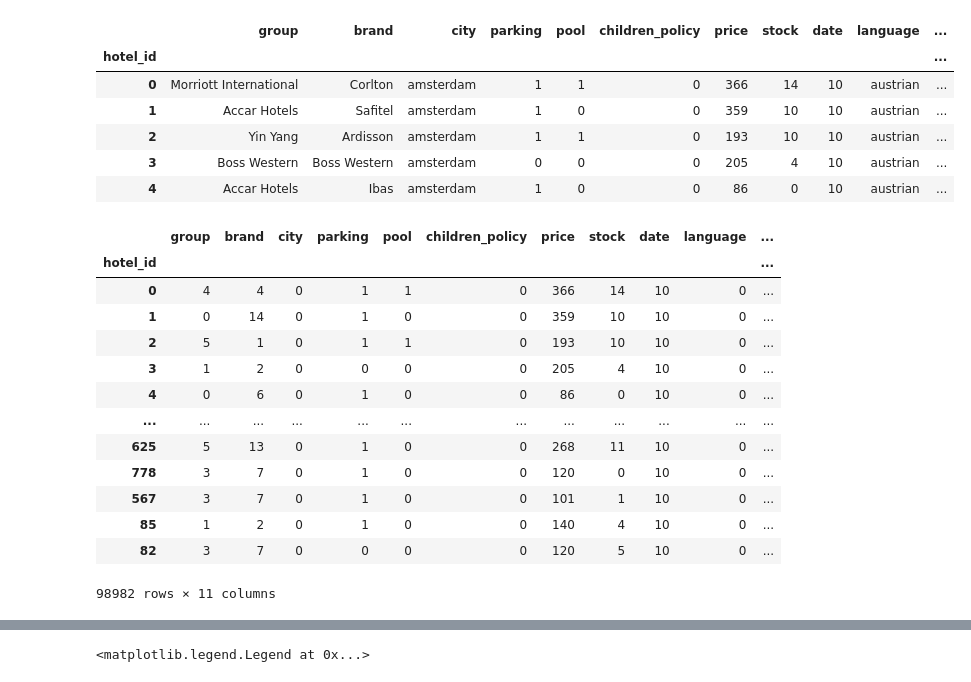
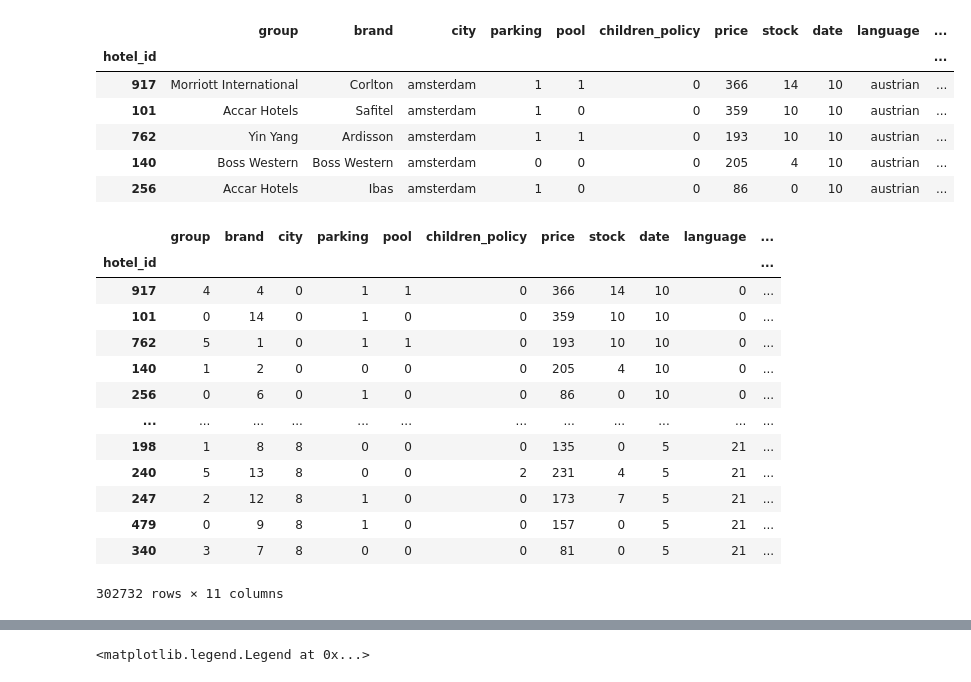
Before and after one commit to njulia1/Defi-IA-2023, a Jupyter notebook: Random Forest .ipynb, the cells around one changed output, grey strips where cells are left out. Saved outputs shown, nothing was run; the diff lists cells and outputs as text; code cells hidden in the pictures.

```diff
--- a/Random Forest .ipynb
+++ b/Random Forest .ipynb
@@ -15,20 +15,16 @@ from sklearn.preprocessing import StandardScaler
 # %%
 requests=pd.read_csv("data.csv",sep=",",header=0)
 requests.index=requests['hotel_id']
-requests=requests.drop(['Unnamed: 0'], axis=1)
-requests=requests.drop(['Unnamed: 0.1'], axis=1)
-requests=requests.drop(['index'], axis=1)
 requests=requests.drop(['hotel_id'],axis=1)
-requests=requests.drop(['hotel_id.1'],axis=1)
 requests.head()
 # %% [output]
 |  | group | brand | city | parking | pool | children_policy | price | stock | date | language | ... |
 | hotel_id |  |  |  |  |  |  |  |  |  |  | ... |
-| 0 | Morriott International | Corlton | amsterdam | 1 | 1 | 0 | 366 | 14 | 10 | austrian | ... |
-| 1 | Accar Hotels | Safitel | amsterdam | 1 | 0 | 0 | 359 | 10 | 10 | austrian | ... |
-| 2 | Yin Yang | Ardisson | amsterdam | 1 | 1 | 0 | 193 | 10 | 10 | austrian | ... |
-| 3 | Boss Western | Boss Western | amsterdam | 0 | 0 | 0 | 205 | 4 | 10 | austrian | ... |
-| 4 | Accar Hotels | Ibas | amsterdam | 1 | 0 | 0 | 86 | 0 | 10 | austrian | ... |
+| 917 | Morriott International | Corlton | amsterdam | 1 | 1 | 0 | 366 | 14 | 10 | austrian | ... |
+| 101 | Accar Hotels | Safitel | amsterdam | 1 | 0 | 0 | 359 | 10 | 10 | austrian | ... |
+| 762 | Yin Yang | Ardisson | amsterdam | 1 | 1 | 0 | 193 | 10 | 10 | austrian | ... |
+| 140 | Boss Western | Boss Western | amsterdam | 0 | 0 | 0 | 205 | 4 | 10 | austrian | ... |
+| 256 | Accar Hotels | Ibas | amsterdam | 1 | 0 | 0 | 86 | 0 | 10 | austrian | ... |
 # %%
 requests["group"]=pd.Categorical(requests["group"],ordered=False)
 requests["parking"]=pd.Categorical(requests["parking"],ordered=False)
@@ -53,18 +49,18 @@ requests
 # %% [output]
 |  | group | brand | city | parking | pool | children_policy | price | stock | date | language | ... |
 | hotel_id |  |  |  |  |  |  |  |  |  |  | ... |
-| 0 | 4 | 4 | 0 | 1 | 1 | 0 | 366 | 14 | 10 | 0 | ... |
-| 1 | 0 | 14 | 0 | 1 | 0 | 0 | 359 | 10 | 10 | 0 | ... |
-| 2 | 5 | 1 | 0 | 1 | 1 | 0 | 193 | 10 | 10 | 0 | ... |
-| 3 | 1 | 2 | 0 | 0 | 0 | 0 | 205 | 4 | 10 | 0 | ... |
-| 4 | 0 | 6 | 0 | 1 | 0 | 0 | 86 | 0 | 10 | 0 | ... |
+| 917 | 4 | 4 | 0 | 1 | 1 | 0 | 366 | 14 | 10 | 0 | ... |
+| 101 | 0 | 14 | 0 | 1 | 0 | 0 | 359 | 10 | 10 | 0 | ... |
+| 762 | 5 | 1 | 0 | 1 | 1 | 0 | 193 | 10 | 10 | 0 | ... |
+| 140 | 1 | 2 | 0 | 0 | 0 | 0 | 205 | 4 | 10 | 0 | ... |
+| 256 | 0 | 6 | 0 | 1 | 0 | 0 | 86 | 0 | 10 | 0 | ... |
 | ... | ... | ... | ... | ... | ... | ... | ... | ... | ... | ... | ... |
-| 625 | 5 | 13 | 0 | 1 | 0 | 0 | 268 | 11 | 10 | 0 | ... |
-| 778 | 3 | 7 | 0 | 1 | 0 | 0 | 120 | 0 | 10 | 0 | ... |
-| 567 | 3 | 7 | 0 | 1 | 0 | 0 | 101 | 1 | 10 | 0 | ... |
-| 85 | 1 | 2 | 0 | 1 | 0 | 0 | 140 | 4 | 10 | 0 | ... |
-| 82 | 3 | 7 | 0 | 0 | 0 | 0 | 120 | 5 | 10 | 0 | ... |
+| 198 | 1 | 8 | 8 | 0 | 0 | 0 | 135 | 0 | 5 | 21 | ... |
+| 240 | 5 | 13 | 8 | 0 | 0 | 2 | 231 | 4 | 5 | 21 | ... |
+| 247 | 2 | 12 | 8 | 1 | 0 | 0 | 173 | 7 | 5 | 21 | ... |
+| 479 | 0 | 9 | 8 | 1 | 0 | 0 | 157 | 0 | 5 | 21 | ... |
+| 340 | 3 | 7 | 8 | 0 | 0 | 0 | 81 | 0 | 5 | 21 | ... |
-98982 rows × 11 columns
+302732 rows × 11 columns
 # %%
 price=requests["price"]
 X_train,X_test,price_train,price_test=train_test_split(requests,price,test_size=0.25,random_state=11)
```
Also changed, not shown: parts of 17 cells of this notebook, 2 other files.
